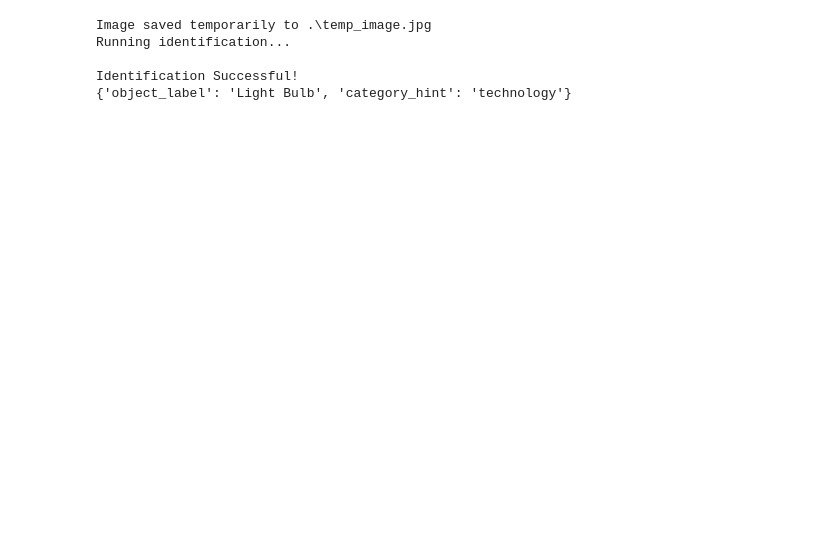
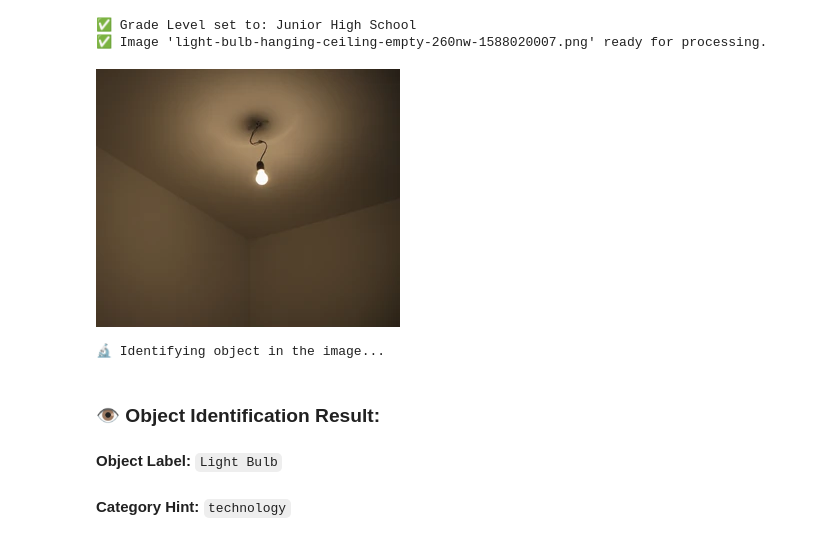
Before and after one commit to D4rkbyte-Hackathon/Tuklascope, a Jupyter notebook: ai_functions/testing_notebook.ipynb, the cells around one changed output. Cells and saved outputs as stored; diff of their text form; code cells hidden in the pictures; blank space fills up the shorter version.

Commit message:
new prompts and functions

```diff
--- a/ai_functions/testing_notebook.ipynb
+++ b/ai_functions/testing_notebook.ipynb
@@ -29,32 +67,44 @@ Dropdown(description='Grade Level:', index=1, options=('Elementary', 'Junior Hig
 # %%
-if not uploader.value:
-    print("Upload an image in Step 1 before running this cell.")
+# Step 2: Process Inputs and Identify Object
+# This cell takes the uploaded file, saves it temporarily, and runs `get_identified_object`.
+
+if uploader.value:
+    # --- Process the uploaded file ---
+    uploaded_file_info = uploader.value[0]
+    file_content = uploaded_file_info['content']
+    file_name = uploaded_file_info['name']
+
+    # Save the file temporarily to be used by the functions
+    with open(file_name, 'wb') as f:
+        f.write(file_content)
+
+    uploaded_image_path = file_name
+    selected_grade_level = grade_level_dropdown.value
+
+    print(f"✅ Grade Level set to: {selected_grade_level}")
+    print(f"✅ Image '{uploaded_image_path}' ready for processing.")
+
+    # --- Display the image ---
+    display(Image.open(uploaded_image_path))
+
+    # --- Run Identification ---
+    print("\n🔬 Identifying object in the image...")
+    identified_object = get_identified_object(uploaded_image_path)
+
+    if identified_object:
+        display(Markdown("### 👁️ Object Identification Result:"))
+        display(Markdown(f"**Object Label:** `{identified_object.get('object_label')}`"))
+        display(Markdown(f"**Category Hint:** `{identified_object.get('category_hint')}`"))
+    else:
+        print("❌ Could not identify the object.")
 else:
-    uploaded_file = uploader.value[0]
-    image_data = uploaded_file['content']
-
-    temp_image_path = os.path.join('.', 'temp_image.jpg')
-
-    with open(temp_image_path, 'wb') as f:
-        f.write(image_data)
-
-    print(f"Image saved temporarily to {temp_image_path}")
-    print("Running identification...")
-
-    # identify image
-    identification_result = identify_object_from_image(image_path=temp_image_path)
-
-    if identification_result:
-        print("\nIdentification Successful!")
-        print(identification_result)
-    else:
-        print("\nIdentification Failed.")
-
-    os.remove(temp_image_path)
+    print("⚠️ Please upload a file in the cell above and re-run this cell.")
 # %% [output]
-Image saved temporarily to .\temp_image.jpg
-Running identification...
-
-Identification Successful!
-{'object_label': 'Light Bulb', 'category_hint': 'technology'}
+✅ Grade Level set to: Junior High School
+✅ Image 'light-bulb-hanging-ceiling-empty-260nw-1588020007.png' ready for processing.
+[figure, added]
+🔬 Identifying object in the image...
+### 👁️ Object Identification Result:
+**Object Label:** `Light Bulb`
+**Category Hint:** `technology`
 # %%
```
Also changed, not shown: parts of 5 cells of this notebook, 6 other files.
